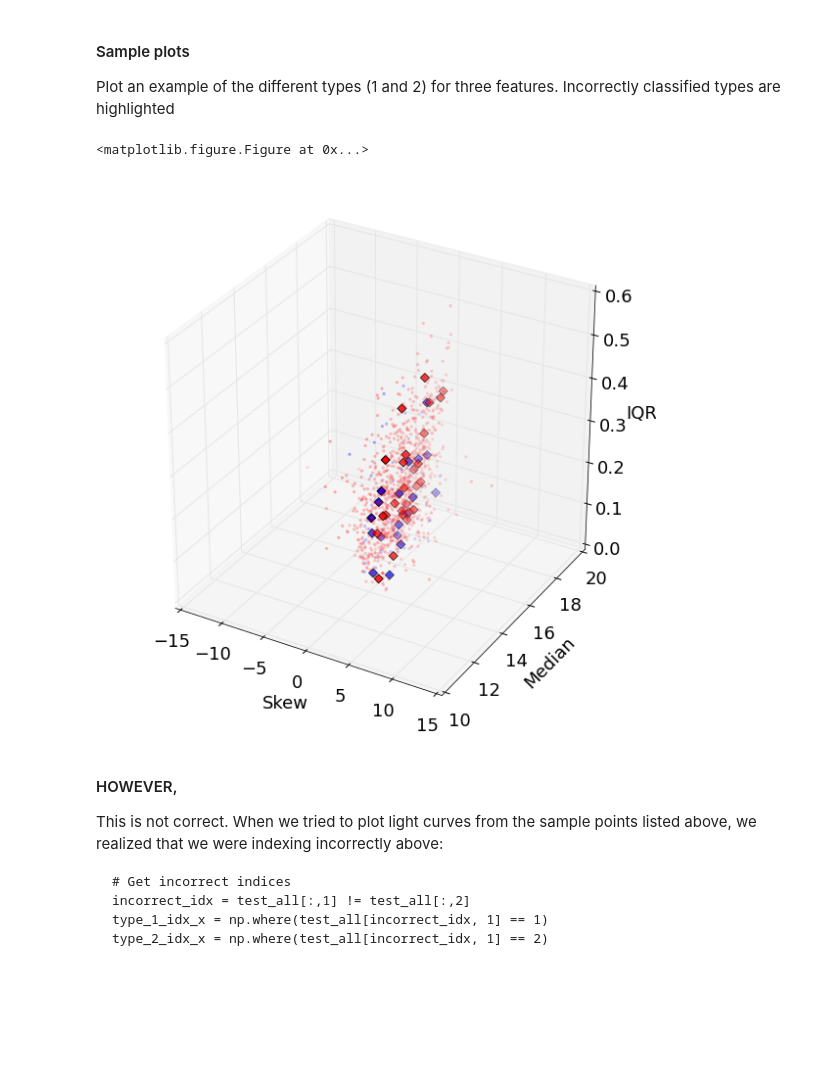
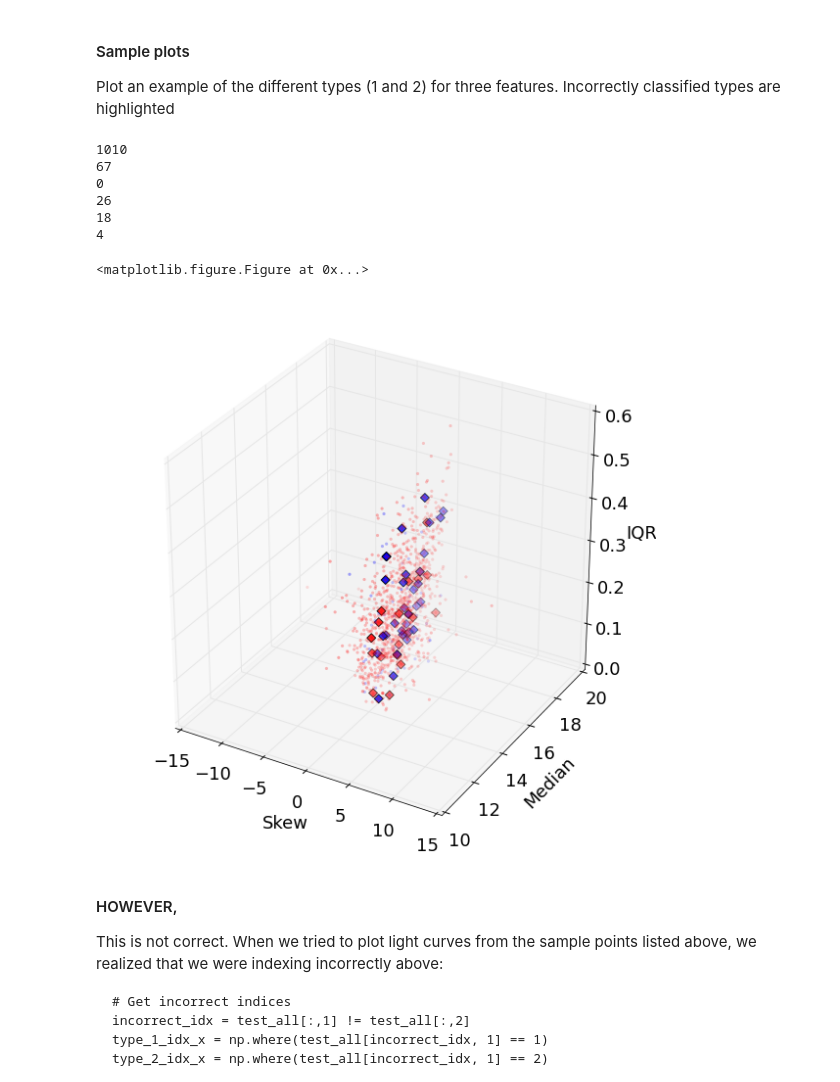
Before and after one commit to ElMejorEquipoDeLaSerena/VariableStarsClassification, a Jupyter notebook: Final.ipynb, the cells around one changed output. Saved outputs shown, nothing was run; the diff lists cells and outputs as text; code cells hidden in the pictures; blank space fills up the shorter version.

```diff
--- a/Final.ipynb
+++ b/Final.ipynb
@@ -602,3 +650,28 @@ Plot an example of the different types (1 and 2) for three features. Incorrectly
+# %%
+# Separate the correctly classified types
+type_1_correct = test_all[test_all[correct_idx,1] == 1]
+type_2_correct = test_all[test_all[correct_idx,1] == 2]
+type_3_correct = test_all[test_all[correct_idx,1] == 3]
+
+# Separate the incorrectly classified types
+type_1_incorrect = test_all[test_all[incorrect_idx,1] == 1]
+type_2_incorrect = test_all[test_all[incorrect_idx,1] == 2]
+type_3_incorrect = test_all[test_all[incorrect_idx,1] == 3]
+
+print len(type_1_correct)
+print len(type_2_correct)
+print len(type_3_correct)
+
+print len(type_1_incorrect)
+print len(type_2_incorrect)
+print len(type_3_incorrect)
+# %% [output]
+1010
+67
+0
+26
+18
+4
 # %%
 pl.clf()
 fig = pl.figure(figsize = (10, 10))
@@ -606,51 +679,49 @@ ax = fig.gca(projection='3d')
 
 plot_list = ['Skew', 'Median', 'IQR']
 
-# Get correct indices
-correct_idx = test_all[:,1] == test_all[:,2]
+# Correct class type indexes
 type_1_idx = np.where(test_all[correct_idx, 1] == 1)
 type_2_idx = np.where(test_all[correct_idx, 1] == 2)
 type_3_idx = np.where(test_all[correct_idx, 1] == 3)
 
-# Get incorrect indices
-incorrect_idx = test_all[:,1] != test_all[:,2]
-type_1_idx_x = np.where(test_all[incorrect_idx, 1] == 1)
-type_2_idx_x = np.where(test_all[incorrect_idx, 1] == 2)
-type_3_idx_x = np.where(test_all[incorrect_idx, 1] == 3)
+# Incorrect class type indexes
+type_1_idx_x = np.where(test_all[incorrect_idx, 1] != 1)
+type_2_idx_x = np.where(test_all[incorrect_idx, 1] != 2)
+type_3_idx_x = np.where(test_all[incorrect_idx, 1] != 3)
 
 # Type 1 Correct
 param1 = test_all[type_1_idx,features_dict.get(plot_list[0])]
 param2 = test_all[type_1_idx,features_dict.get(plot_list[1])]
 param3 = test_all[type_1_idx,features_dict.get(plot_list[2])]
 ax.scatter(param1, param2, param3, marker='.', c='r', edgecolors='None', alpha=0.35, s=40, label="Type 1 Correct")
 
 # Type 2 Correct
 param1 = test_all[type_2_idx,features_dict.get(plot_list[0])]
 param2 = test_all[type_2_idx,features_dict.get(plot_list[1])]
 param3 = test_all[type_2_idx,features_dict.get(plot_list[2])]
 ax.scatter(param1, param2, param3, marker='.', c='b', edgecolors='None', alpha=0.35, s=40, label="Type 2 Correct")
 
 # Type 1 Not Correct
 param1 = test_all[type_1_idx_x,features_dict.get(plot_list[0])]
 param2 = test_all[type_1_idx_x,features_dict.get(plot_list[1])]
 param3 = test_all[type_1_idx_x,features_dict.get(plot_list[2])]
 ax.scatter(param1, param2, param3, marker='D', c='r', alpha=0.99, s=40,  label="Type 1 Not Correct")
 
 # Type 2 Not Correct
 param1 = test_all[type_2_idx_x,features_dict.get(plot_list[0])]
 param2 = test_all[type_2_idx_x,features_dict.get(plot_list[1])]
 param3 = test_all[type_2_idx_x,features_dict.get(plot_list[2])]
 ax.scatter(param1, param2, param3, marker='D', c='b', alpha=0.99, s=40, label="Type 2 Not Correct")
 
 #ax.legend(loc="best")
 ax.set_xlabel (plot_list[0])
 ax.set_ylabel (plot_list[1])
 ax.set_zlabel (plot_list[2])
 
 pl.show()
 # %% [output]
 <matplotlib.figure.Figure at 0x...>
-[figure, old version]
+[figure, new version]
 # %% [markdown]
 #### HOWEVER,
 
```
Also changed, not shown: parts of 14 cells of this notebook.
